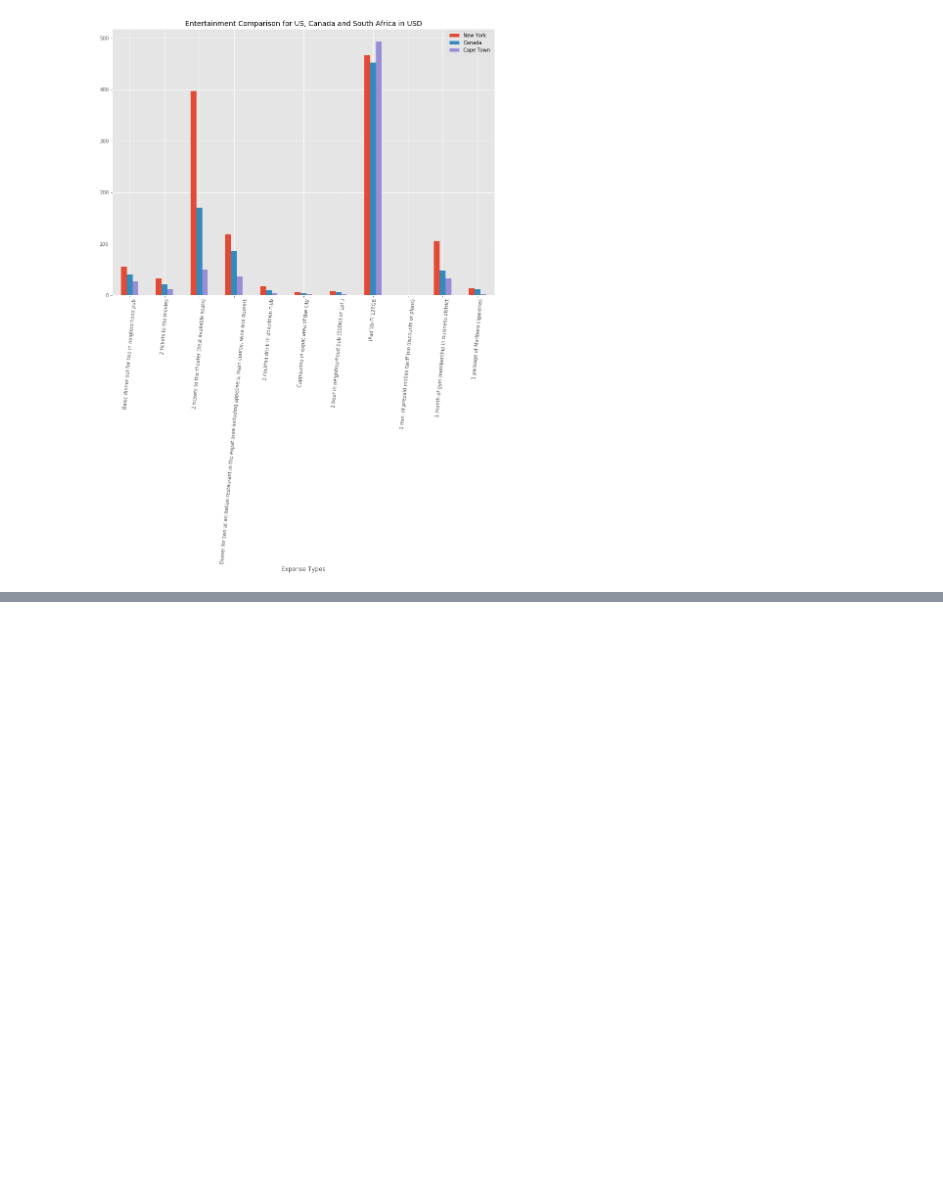
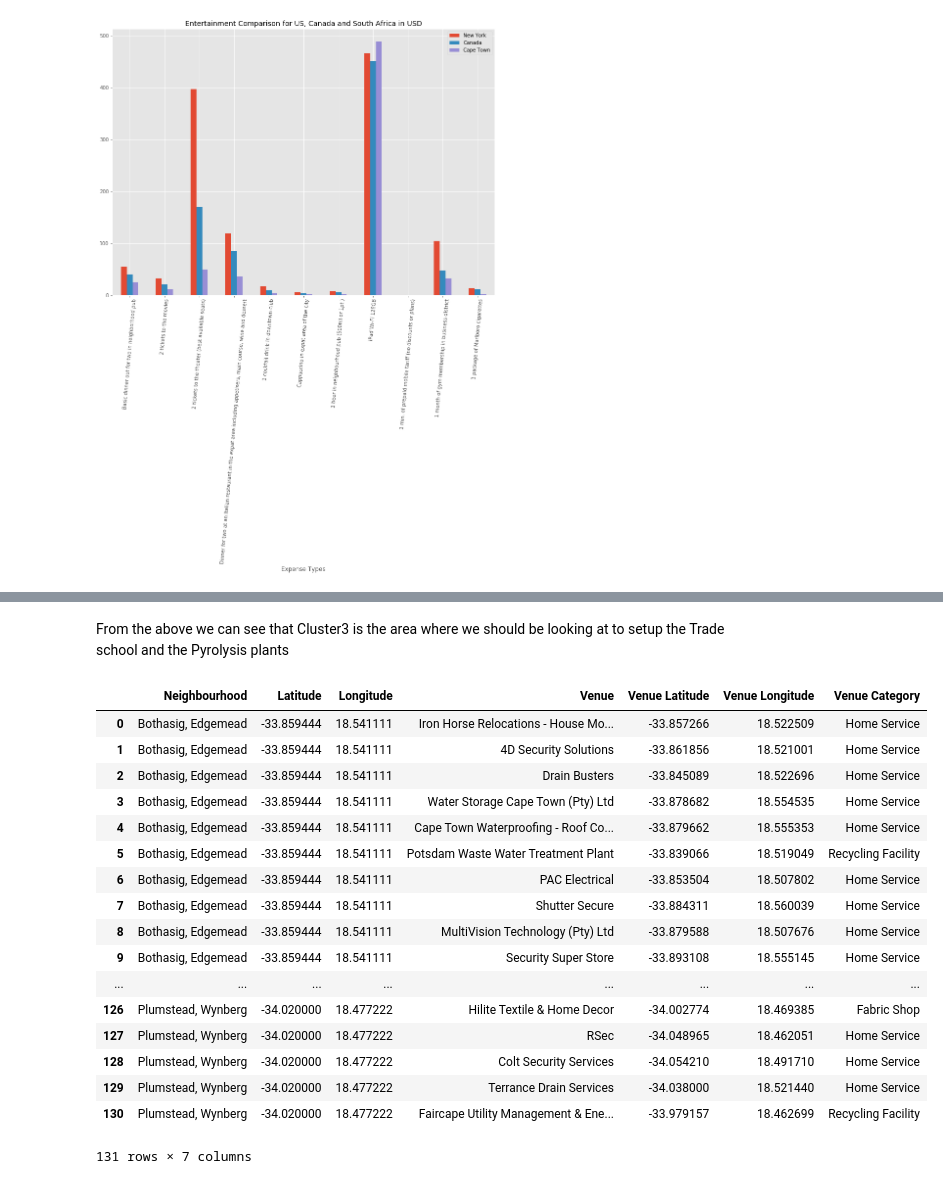
Before and after one commit to pieterdt1979/coursera_capstone, a Jupyter notebook: Capstone-Week4-5/Week4-Submission.ipynb, the cells around one changed output, grey strips where cells are left out. Drawn from its saved outputs; the diff is of its cells as text; code cells hidden in the pictures; blank space fills up the shorter version.

```diff
--- a/Capstone-Week4-5/Week4-Submission.ipynb
+++ b/Capstone-Week4-5/Week4-Submission.ipynb
@@ -550,0 +379,10 @@ cpt_map
+# %%
+# add clustering labels
+cpt_venues_sorted.insert(0, 'Cluster Labels', kmeans.labels_)
+
+cpt_merged = cpt_neighbourhoods
+
+# merge toronto_grouped with toronto_data to add latitude/longitude for each neighborhood
+cpt_merged = cpt_merged.join(cpt_venues_sorted.set_index('Neighbourhood'), on='Neighbourhood')
+
+cpt_merged.head() # check the columns
@@ -550,0 +477,15 @@ cpt_map
+# %%
+#Let us have another look at Cluster 1 and Cluster 3
+cpt_cluster0 = cpt_merged.loc[cpt_merged['Cluster Labels'] == 0]
+cpt_cluster3 = cpt_merged.loc[cpt_merged['Cluster Labels'] == 3]
+cpt_cluster0.reset_index(inplace=True)
+cpt_cluster3.reset_index(inplace=True)
+
+#Build a list of points from dataframe that has the longitude and latitude
+def build_points_list(df_lat_long):
+    points = []
+    for i in range(len(df_lat_long)):
+        if i+1 != len(df_lat_long):
+            points.append((df_lat_long[['Latitude', 'Longitude']].loc[i].Latitude,
+                          df_lat_long[['Latitude', 'Longitude']].loc[i].Longitude))
+    return points
@@ -550,0 +558,29 @@ cpt_map
+# %% [markdown]
+From the above we can see that Cluster3 is the area where we should be looking at to setup the Trade school and the Pyrolysis plants
+# %%
+#Let us explore the venues in cluster3
+cpt_cluster3_venues = pd.DataFrame(columns=cpt_venues.columns)
+len(cpt_cluster3_venues)
+for i in range(len(cpt_cluster3)):
+    venue = cpt_venues.loc[cpt_venues.Neighbourhood == cpt_cluster3.Neighbourhood[i]]
+    cpt_cluster3_venues = cpt_cluster3_venues.append(venue, ignore_index=True)
+cpt_cluster3_venues
+# %% [output]
+|  | Neighbourhood | Latitude | Longitude | Venue | Venue Latitude | Venue Longitude | Venue Category |
+| 0 | Bothasig, Edgemead | -33.859444 | 18.541111 | Iron Horse Relocations - House Mo... | -33.857266 | 18.522509 | Home Service |
+| 1 | Bothasig, Edgemead | -33.859444 | 18.541111 | 4D Security Solutions | -33.861856 | 18.521001 | Home Service |
+| 2 | Bothasig, Edgemead | -33.859444 | 18.541111 | Drain Busters | -33.845089 | 18.522696 | Home Service |
+| 3 | Bothasig, Edgemead | -33.859444 | 18.541111 | Water Storage Cape Town (Pty) Ltd | -33.878682 | 18.554535 | Home Service |
+| 4 | Bothasig, Edgemead | -33.859444 | 18.541111 | Cape Town Waterproofing - Roof Co... | -33.879662 | 18.555353 | Home Service |
+| 5 | Bothasig, Edgemead | -33.859444 | 18.541111 | Potsdam Waste Water Treatment Plant | -33.839066 | 18.519049 | Recycling Facility |
+| 6 | Bothasig, Edgemead | -33.859444 | 18.541111 | PAC Electrical | -33.853504 | 18.507802 | Home Service |
+| 7 | Bothasig, Edgemead | -33.859444 | 18.541111 | Shutter Secure | -33.884311 | 18.560039 | Home Service |
+| 8 | Bothasig, Edgemead | -33.859444 | 18.541111 | MultiVision Technology (Pty) Ltd | -33.879588 | 18.507676 | Home Service |
+| 9 | Bothasig, Edgemead | -33.859444 | 18.541111 | Security Super Store | -33.893108 | 18.555145 | Home Service |
+| ... | ... | ... | ... | ... | ... | ... | ... |
+| 126 | Plumstead, Wynberg | -34.020000 | 18.477222 | Hilite Textile & Home Decor | -34.002774 | 18.469385 | Fabric Shop |
+| 127 | Plumstead, Wynberg | -34.020000 | 18.477222 | RSec | -34.048965 | 18.462051 | Home Service |
+| 128 | Plumstead, Wynberg | -34.020000 | 18.477222 | Colt Security Services | -34.054210 | 18.491710 | Home Service |
+| 129 | Plumstead, Wynberg | -34.020000 | 18.477222 | Terrance Drain Services | -34.038000 | 18.521440 | Home Service |
+| 130 | Plumstead, Wynberg | -34.020000 | 18.477222 | Faircape Utility Management & Ene... | -33.979157 | 18.462699 | Recycling Facility |
+131 rows × 7 columns
```
Also changed, not shown: parts of 40 cells of this notebook, 12 other files.
